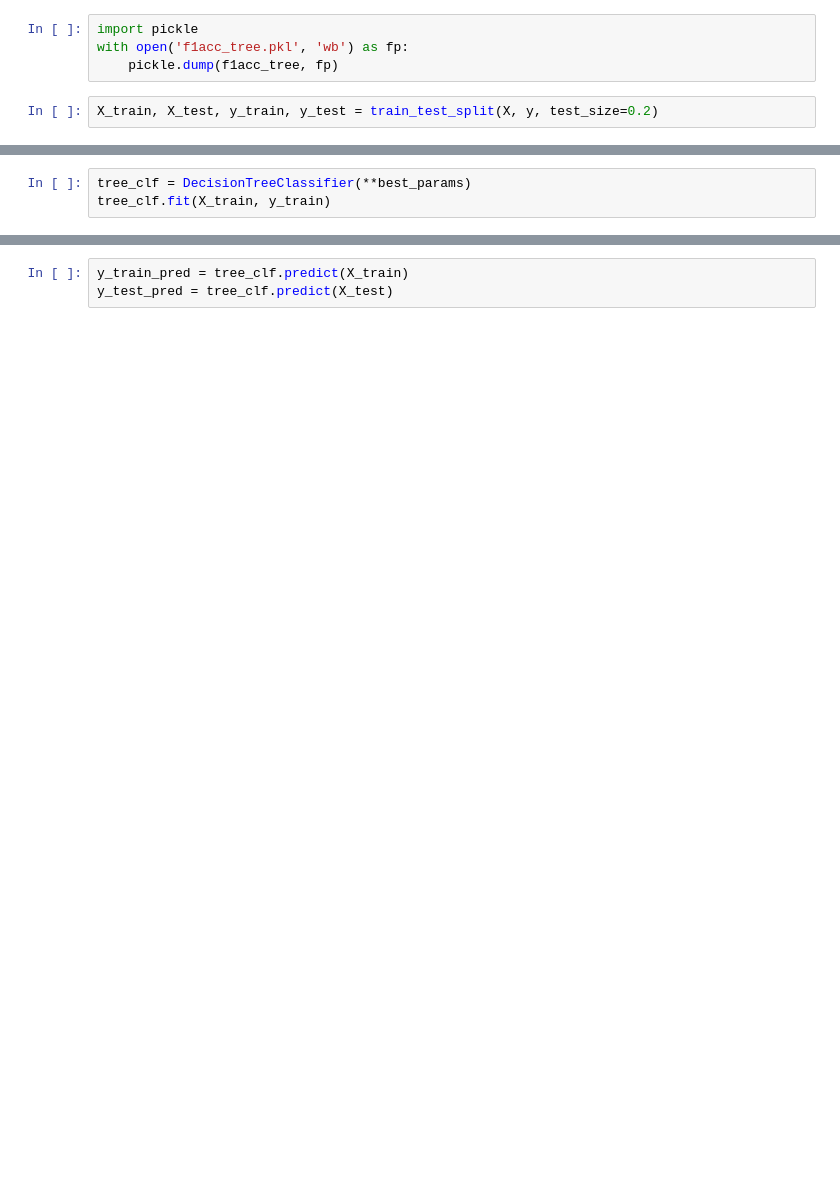
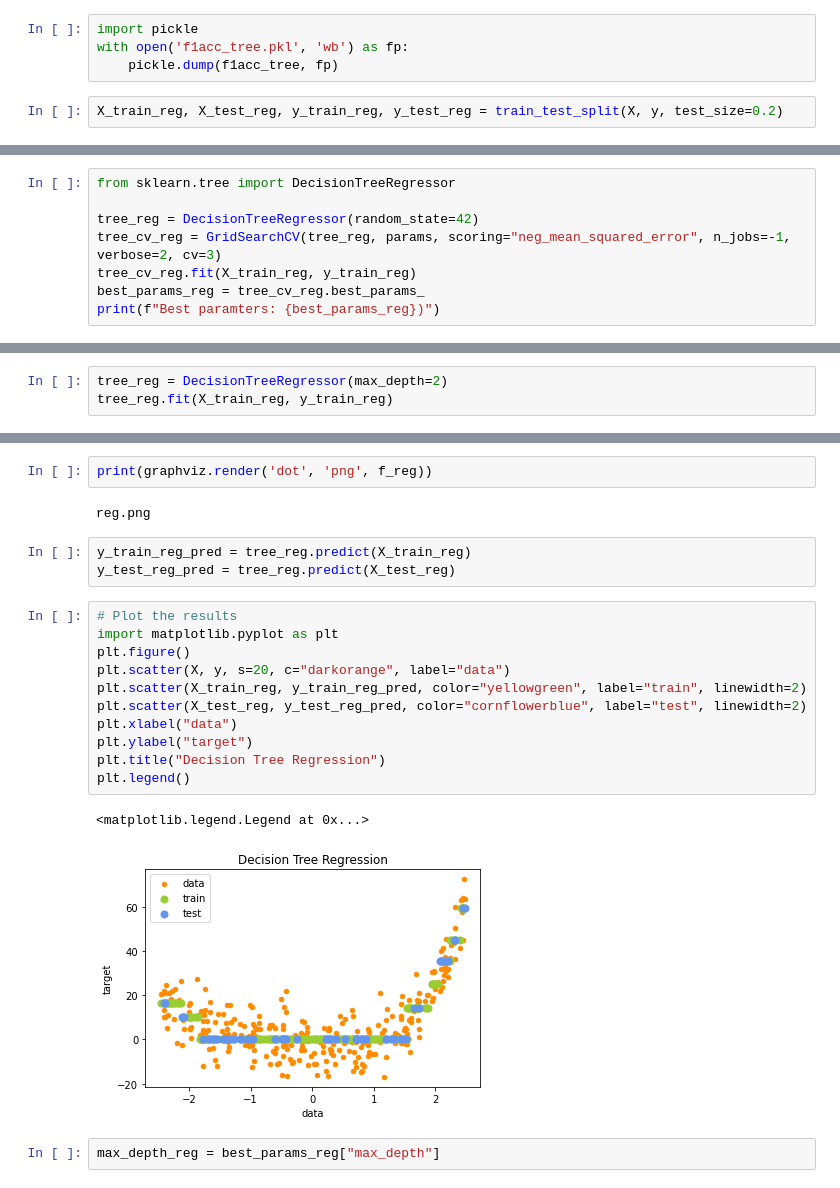
Before and after one commit to hankaj/Machine-Learning, a Jupyter notebook: lab5/lab5.ipynb, the cells around one changed output, grey strips where cells are left out. Cells and saved outputs as stored; diff of their text form; blank space fills up the shorter version.

```diff
--- a/lab5/lab5.ipynb
+++ b/lab5/lab5.ipynb
@@ -112,4 +112,4 @@ import pickle
 with open('f1acc_tree.pkl', 'wb') as fp:
     pickle.dump(f1acc_tree, fp)
 # %%
-X_train, X_test, y_train, y_test = train_test_split(X, y, test_size=0.2)
+X_train_reg, X_test_reg, y_train_reg, y_test_reg = train_test_split(X, y, test_size=0.2)
@@ -145,3 +116,8 @@ NotFittedError: All estimators failed to fit
 # %%
-tree_clf = DecisionTreeClassifier(**best_params)
-tree_clf.fit(X_train, y_train)
+from sklearn.tree import DecisionTreeRegressor
+
+tree_reg = DecisionTreeRegressor(random_state=42)
+tree_cv_reg = GridSearchCV(tree_reg, params, scoring="neg_mean_squared_error", n_jobs=-1, verbose=2, cv=3)
+tree_cv_reg.fit(X_train_reg, y_train_reg)
+best_params_reg = tree_cv_reg.best_params_
+print(f"Best paramters: {best_params_reg})")
@@ -149,0 +127,3 @@ df.plot.scatter(x='x',y='y')
+# %%
+tree_reg = DecisionTreeRegressor(max_depth=2)
+tree_reg.fit(X_train_reg, y_train_reg)
@@ -150,3 +139,23 @@ df.plot.scatter(x='x',y='y')
+# %%
+print(graphviz.render('dot', 'png', f_reg))
+# %% [output]
+reg.png
 # %%
-y_train_pred = tree_clf.predict(X_train)
-y_test_pred = tree_clf.predict(X_test)
+y_train_reg_pred = tree_reg.predict(X_train_reg)
+y_test_reg_pred = tree_reg.predict(X_test_reg)
+# %%
+# Plot the results
+import matplotlib.pyplot as plt
+plt.figure()
+plt.scatter(X, y, s=20, c="darkorange", label="data")
+plt.scatter(X_train_reg, y_train_reg_pred, color="yellowgreen", label="train", linewidth=2)
+plt.scatter(X_test_reg, y_test_reg_pred, color="cornflowerblue", label="test", linewidth=2)
+plt.xlabel("data")
+plt.ylabel("target")
+plt.title("Decision Tree Regression")
+plt.legend()
+# %% [output]
+<matplotlib.legend.Legend at 0x...>
+[figure, added]
+# %%
+max_depth_reg = best_params_reg["max_depth"]
```
Also changed, not shown: parts of 14 cells of this notebook, 2 other files.
